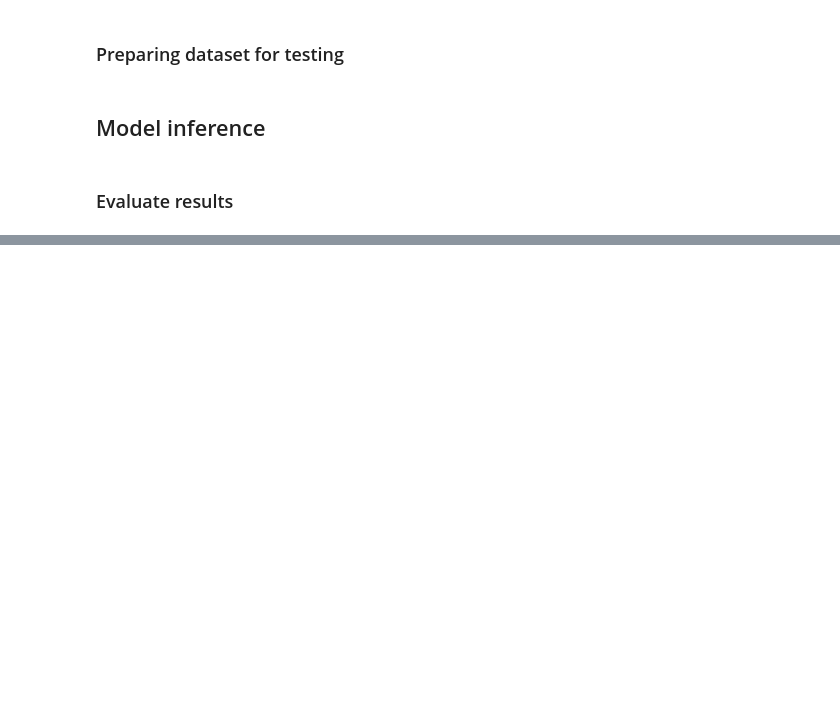
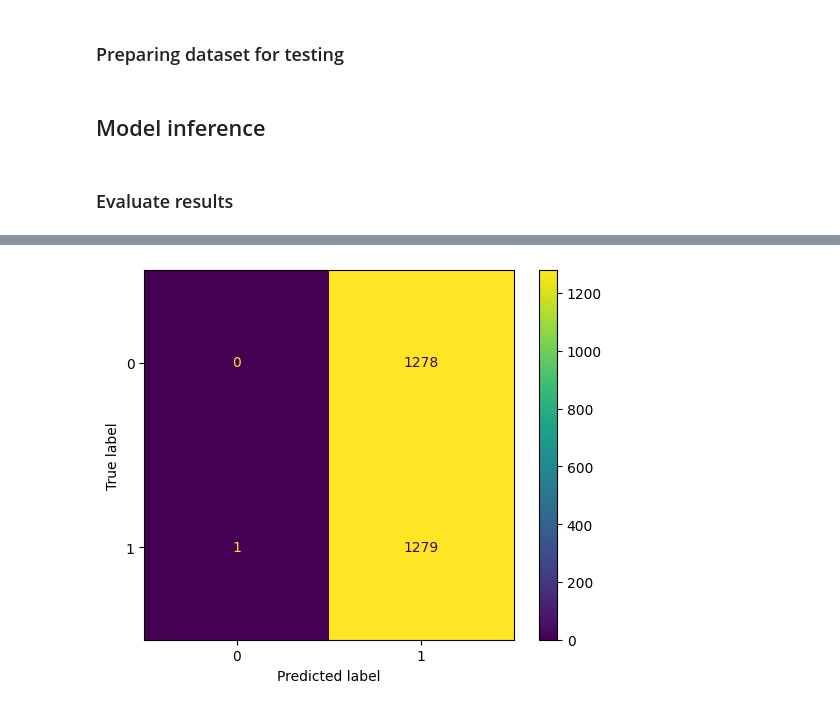
Before and after one commit to hstoklosa/fake-tweets-detection, a Jupyter notebook: baseline.ipynb, the cells around one changed output, grey strips where cells are left out. Saved outputs shown, nothing was run; the diff lists cells and outputs as text; code cells hidden in the pictures; blank space fills up the shorter version.

```diff
--- a/baseline.ipynb
+++ b/baseline.ipynb
@@ -79,12 +63,3 @@ class TweetDataset(Dataset):
 # %%
 device = "cuda:0" if torch.cuda.is_available() else "cpu"
-
-tokenizer = BertTokenizer.from_pretrained(MODEL_NAME)
-model = BertForSequenceClassification.from_pretrained(
-    MODEL_NAME,
-    num_labels=2,
-    # output_attentions=False,
-    # output_hidden_states=False
-)
-
 model = model.to(device)
@@ -94,10 +66,11 @@ You should probably TRAIN this model on a down-stream task to be able to use it
 # %% [markdown]
 ### Preparing dataset for testing
 # %%
-X_test = test_df['text_tokens'].values
+label_mapping = { 0: "human", 1: "bot" }
+
+X_test = test_df['text'].values
 y_test = (test_df['account.type'] == 'bot').astype(int).values
 
 test_dataset = TweetDataset(X_test, y_test, tokenizer)
-test_dataloader = DataLoader(test_dataset, batch_size=BATCH_SIZE)
 # %% [markdown]
 ## Model inference
@@ -136,2 +77,14 @@ predictions, true_labels = evaluate_model(model, test_dataloader)
+# %%
+args = TrainingArguments(
+    output_dir=EXPORT_MODEL_DIR,
+    report_to=["tensorboard"]
+)
+
+trainer = Trainer(
+    model=model,
+    args=args,
+    tokenizer=tokenizer,
+    compute_metrics=compute_metrics,
+)
 # %% [markdown]
 ### Evaluate results
@@ -165,0 +94,3 @@ plt.show()
+# %%
+predictions = trainer.predict(test_dataset)
+predicted_labels = predictions.predictions.argmax(axis=-1)
@@ -165,0 +110,4 @@ plt.show()
+# %%
+plot_confusion_matrix(y_test, predicted_labels)
+# %% [output]
+[figure, added]
```
Also changed, not shown: parts of 18 cells of this notebook, 4 other files.
